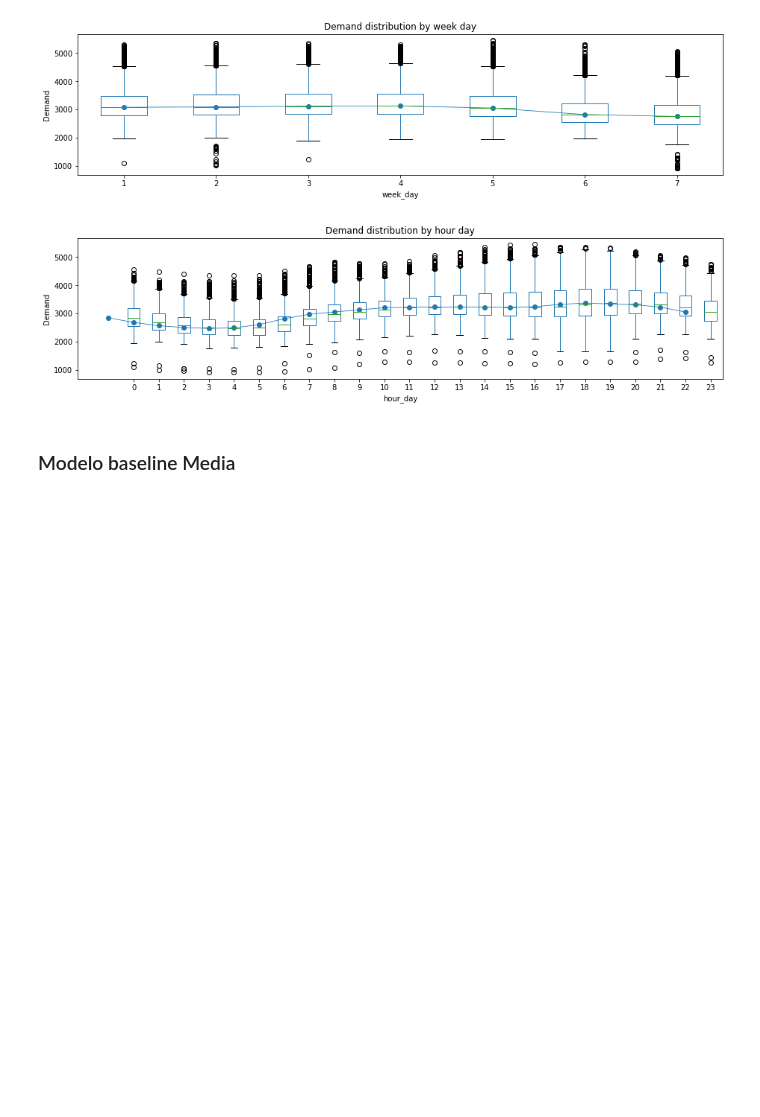
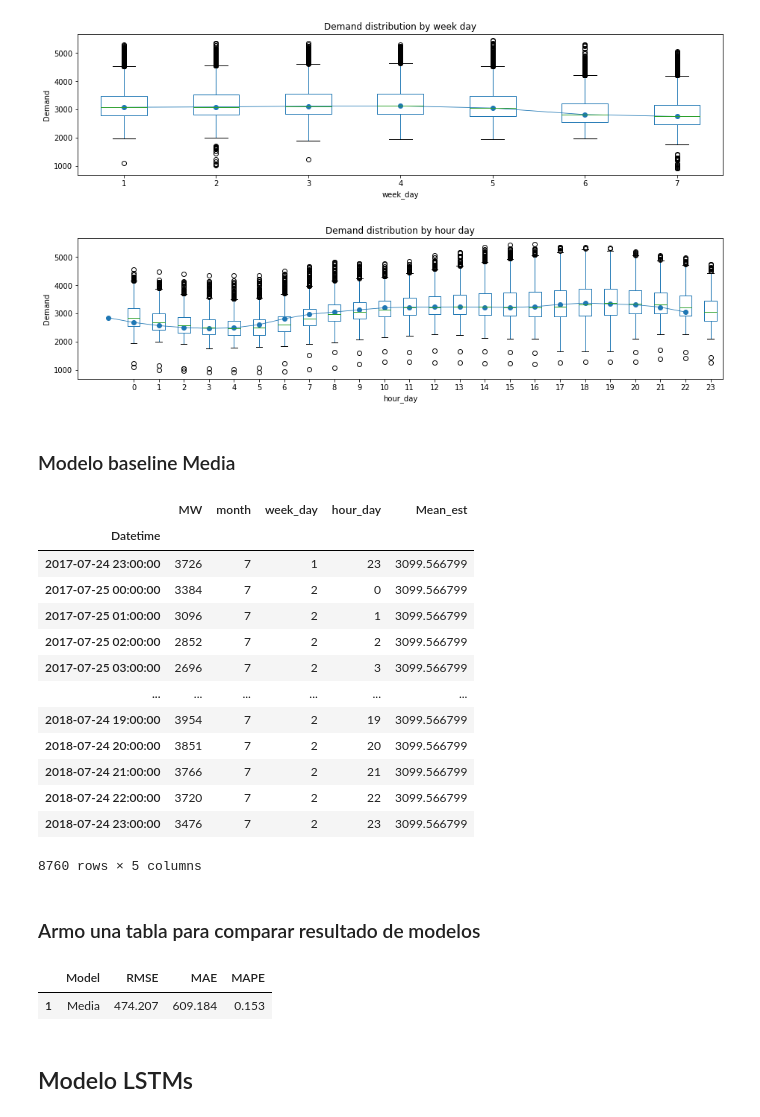
Before and after one commit to Lea102/Electric-Energy-power-consuption-Forecast, a Jupyter notebook: Leandro Scquizzato Serie de tiempos consumo electrico R4.ipynb, the cells around one changed output. Cells and saved outputs as stored; diff of their text form; code cells hidden in the pictures; blank space fills up the shorter version.

```diff
--- a/Leandro Scquizzato Serie de tiempos consumo electrico R4.ipynb
+++ b/Leandro Scquizzato Serie de tiempos consumo electrico R4.ipynb
@@ -0,0 +40,8 @@
+# %%
+# Seteos globales de warnings
+import warnings
+warnings.filterwarnings('ignore', category=DeprecationWarning)
+warnings.filterwarnings('ignore', category=FutureWarning)
+warnings.filterwarnings('ignore')
+# Opción de Pandas para visualizar todas las columnas
+pd.set_option('display.max_columns', None)
@@ -243,3 +429,23 @@ fig.suptitle('');
 [figure]
 # %% [markdown]
 ### Modelo baseline Media
+# %%
+df_train, df_test = train_test_split(df, test_size=8760, random_state=42, shuffle=False)
+df_test["Mean_est"]=df_train["MW"].mean()
+# %%
+df_test
+# %% [output]
+|  | MW | month | week_day | hour_day | Mean_est |
+| Datetime |  |  |  |  |  |
+| 2017-07-24 23:00:00 | 3726 | 7 | 1 | 23 | 3099.566799 |
+| 2017-07-25 00:00:00 | 3384 | 7 | 2 | 0 | 3099.566799 |
+| 2017-07-25 01:00:00 | 3096 | 7 | 2 | 1 | 3099.566799 |
+| 2017-07-25 02:00:00 | 2852 | 7 | 2 | 2 | 3099.566799 |
+| 2017-07-25 03:00:00 | 2696 | 7 | 2 | 3 | 3099.566799 |
+| ... | ... | ... | ... | ... | ... |
+| 2018-07-24 19:00:00 | 3954 | 7 | 2 | 19 | 3099.566799 |
+| 2018-07-24 20:00:00 | 3851 | 7 | 2 | 20 | 3099.566799 |
+| 2018-07-24 21:00:00 | 3766 | 7 | 2 | 21 | 3099.566799 |
+| 2018-07-24 22:00:00 | 3720 | 7 | 2 | 22 | 3099.566799 |
+| 2018-07-24 23:00:00 | 3476 | 7 | 2 | 23 | 3099.566799 |
+8760 rows × 5 columns
@@ -245,0 +454,15 @@ fig.suptitle('');
+# %% [markdown]
+### Armo una tabla para comparar resultado de modelos
+# %%
+df_Results=pd.DataFrame()
+df_Results.loc[1, "Model"] = "Media"
+df_Results.loc[1, "RMSE"] = evalu[0]
+df_Results.loc[1, "MAE"] = evalu[1]
+df_Results.loc[1, "MAPE"] = evalu[2]
+
+df_Results
+# %% [output]
+|  | Model | RMSE | MAE | MAPE |
+| 1 | Media | 474.207 | 609.184 | 0.153 |
+# %% [markdown]
+## Modelo LSTMs
```
Also changed, not shown: parts of 47 cells of this notebook.
